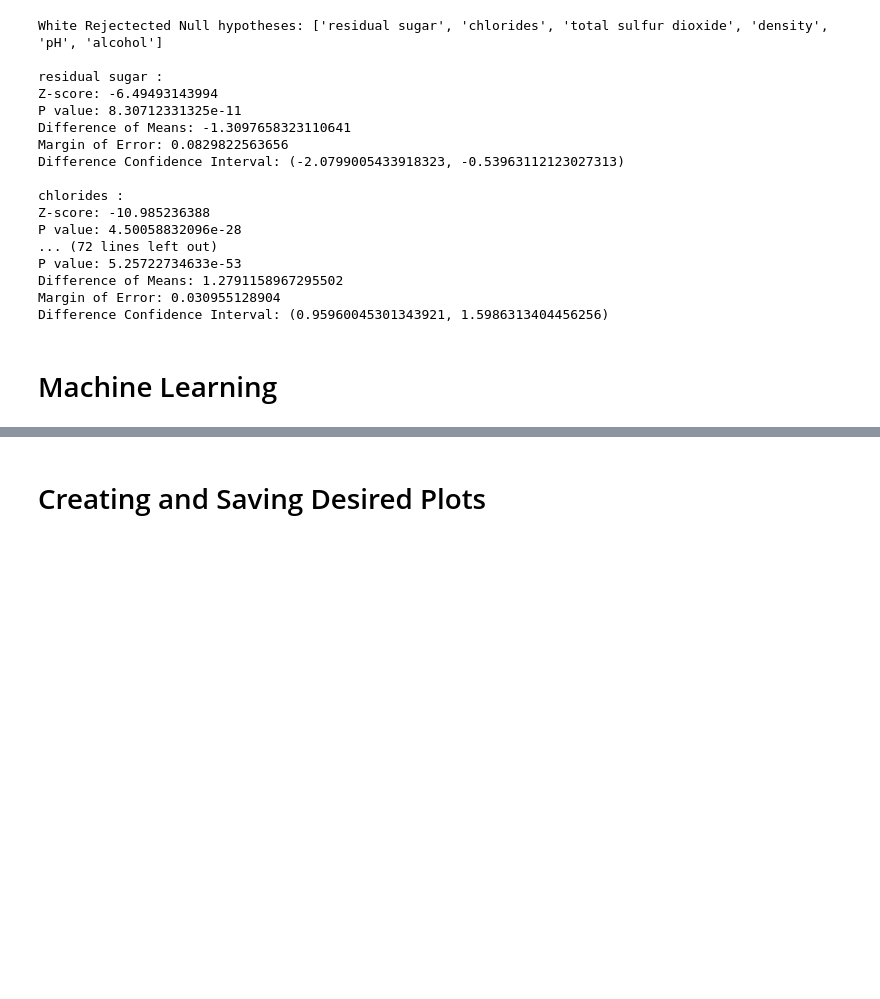
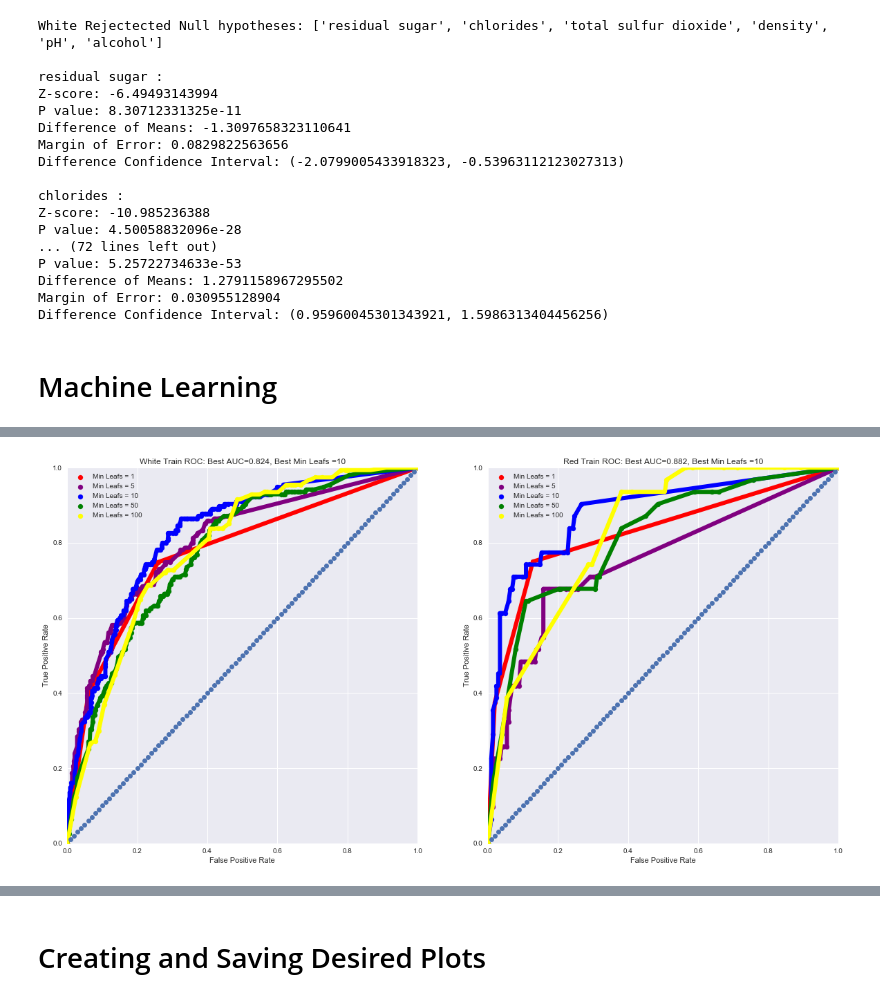
Before and after one commit to zcblack/Springboard, a Jupyter notebook: winequality/Wine Analysis.ipynb, the cells around one changed output, grey strips where cells are left out. Saved outputs shown, nothing was run; the diff lists cells and outputs as text; code cells hidden in the pictures; blank space fills up the shorter version.

```diff
--- a/winequality/Wine Analysis.ipynb
+++ b/winequality/Wine Analysis.ipynb
@@ -502,0 +538,63 @@ plt.show()
+# %%
+#Random forest regressor neighbor
+#cross validation for best c using area under curve (auc) of roc curves
+whiteBestL=0
+redBestL=0
+whiteBestAUCL=0
+redBestAUCL=0
+i = 0
+
+Ls= [1,5,10,50,100]
+
+
+sns.set()
+plt.subplot(1,2,1)
+plt.xlim(0,1)
+plt.ylim(0,1)
+plt.xlabel('False Positive Rate')
+plt.ylabel('True Positive Rate')
+
+for train, test in kf.split(whiteX,white.y):
+    clf = RandomForestRegressor(n_estimators=2,min_samples_leaf=Ls[i], max_features = "auto")
+    clf.fit(whiteX.iloc[train.tolist()],white.y.iloc[train.tolist()])
+    preds = clf.predict(whiteX.iloc[test.tolist()])
+    fpr, tpr, threshold = metrics.roc_curve(white.y.iloc[test.tolist()], preds)
+    auc = metrics.auc(fpr,tpr)
+    if auc>whiteBestAUCL:
+        whiteBestL=Ls[i]
+        whiteBestAUCL=auc
+    i += 1
+    plt.scatter(x=fpr, y=tpr, c = colors[i-1],label='Min Leafs = '+str(Ls[i-1]))
+    plt.plot(fpr,tpr, color = colors[i-1], linewidth = 6.0)
+plt.legend()
+plt.title('White Train ROC: Best AUC='+str(round(whiteBestAUCL,3))+', Best Min Leafs ='+str(whiteBestL))
+x = np.arange(1, 100)/100
+y=x
+plt.plot(x,y,'o')
+
+i = 0
+
+plt.subplot(1,2,2)
+plt.xlim(0,1)
+plt.ylim(0,1)
+plt.xlabel('False Positive Rate'),2
+plt.ylabel('True Positive Rate')
+for train, test in kf.split(redX,red.y):
+    clf = RandomForestRegressor(n_estimators=2,min_samples_leaf=Ls[i],max_features = "auto")
+    clf.fit(redX.iloc[train.tolist()],red.y.iloc[train.tolist()])
+    preds = clf.predict(redX.iloc[test.tolist()])
+    fpr, tpr, threshold = metrics.roc_curve(red.y.iloc[test.tolist()], preds)
+    auc = metrics.auc(fpr,tpr)
+    if auc>redBestAUCL:
+        redBestL=Ls[i]
+        redBestAUCL=auc
+    i+=1
+    plt.scatter(x=fpr, y=tpr, c  = colors[i-1],label='Min Leafs = '+str(Ls[i-1]))
+    plt.plot(fpr,tpr, color = colors[i-1], linewidth=6.0)
+plt.legend()
+plt.title('Red Train ROC: Best AUC='+str(round(redBestAUCL,3))+', Best Min Leafs ='+str(redBestL))
+plt.plot(x,y,'o')
+plt.savefig('ROCForestTrain.png')
+plt.show()
+# %% [output]
+[figure, added]
```
Also changed, not shown: parts of 11 cells of this notebook, 6 other files.
